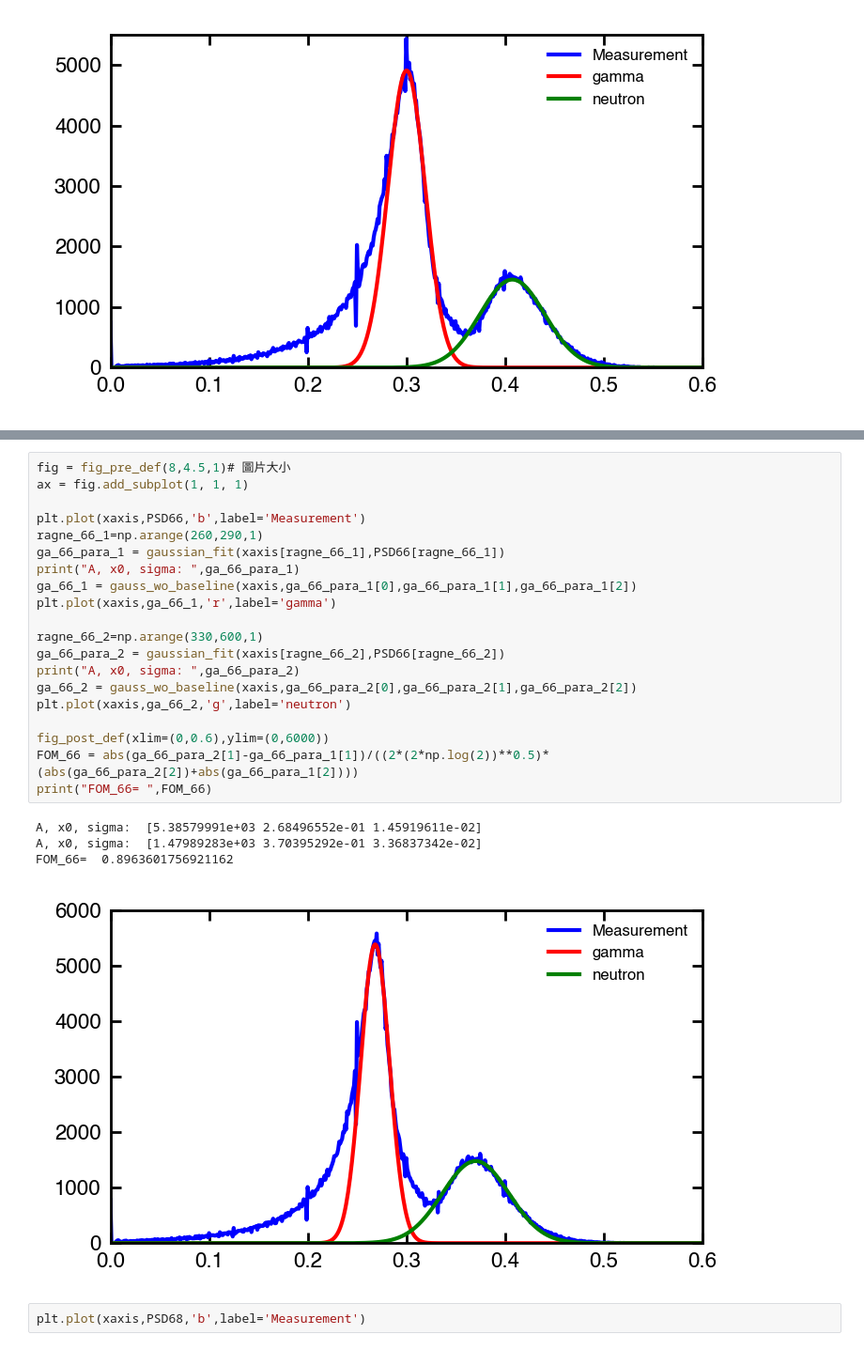
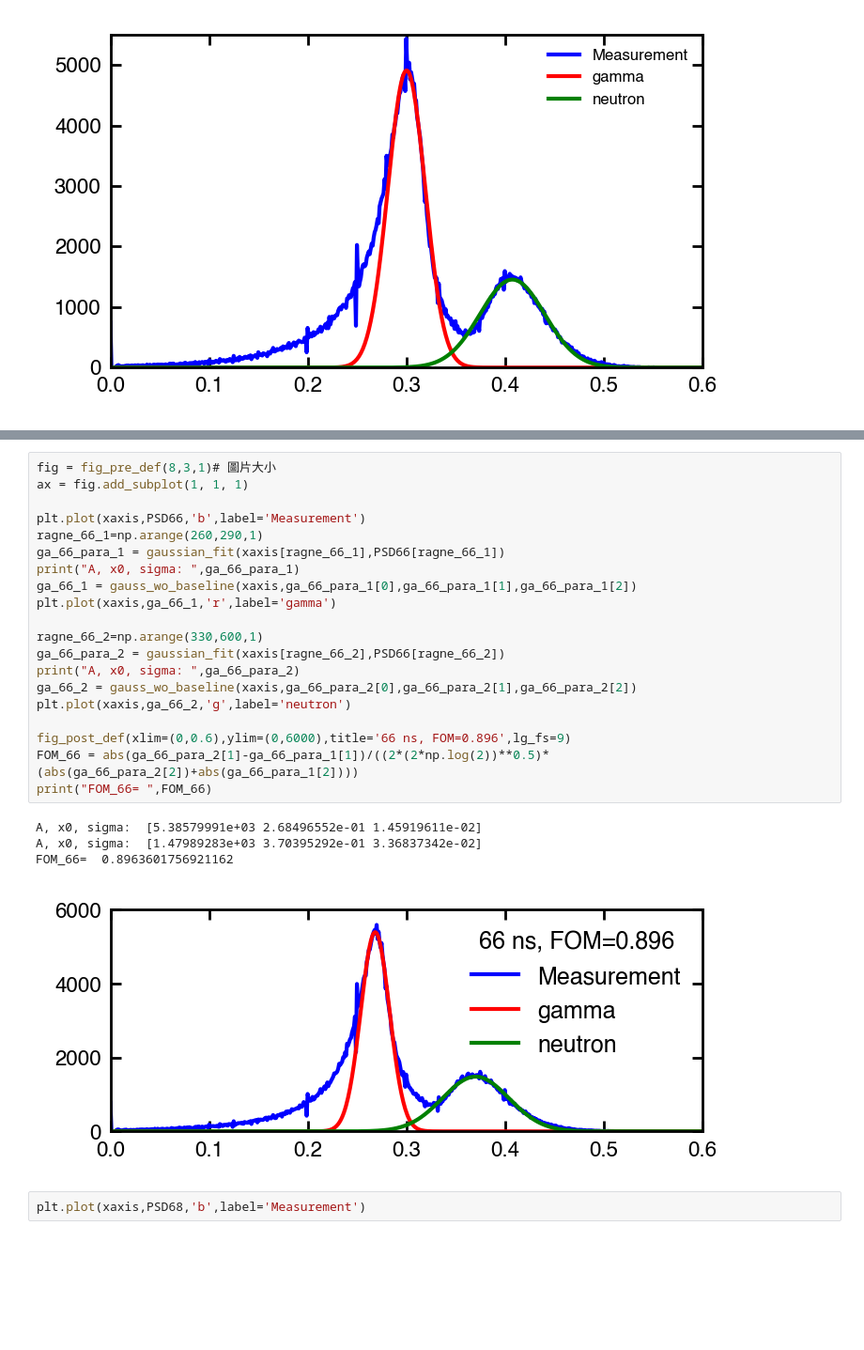
Before and after one commit to ShawnTHLIN/Neutron_research_code, a Jupyter notebook: Neutron_experiment/PSD_optimization/PSD_comparison.ipynb, the cells around one changed output, grey strips where cells are left out. Shown: that part at 94% size. Cells and saved outputs as stored; diff of their text form; blank space fills up the shorter version.

```diff
--- a/Neutron_experiment/PSD_optimization/PSD_comparison.ipynb
+++ b/Neutron_experiment/PSD_optimization/PSD_comparison.ipynb
@@ -222,28 +222,28 @@ FOM_64=  0.8763464850950816
 # %%
-fig = fig_pre_def(8,4.5,1)# 圖片大小
+fig = fig_pre_def(8,3,1)# 圖片大小
 ax = fig.add_subplot(1, 1, 1)
 
 plt.plot(xaxis,PSD66,'b',label='Measurement')
 ragne_66_1=np.arange(260,290,1)
 ga_66_para_1 = gaussian_fit(xaxis[ragne_66_1],PSD66[ragne_66_1])
 print("A, x0, sigma: ",ga_66_para_1)
 ga_66_1 = gauss_wo_baseline(xaxis,ga_66_para_1[0],ga_66_para_1[1],ga_66_para_1[2])
 plt.plot(xaxis,ga_66_1,'r',label='gamma')
 
 ragne_66_2=np.arange(330,600,1)
 ga_66_para_2 = gaussian_fit(xaxis[ragne_66_2],PSD66[ragne_66_2])
 print("A, x0, sigma: ",ga_66_para_2)
 ga_66_2 = gauss_wo_baseline(xaxis,ga_66_para_2[0],ga_66_para_2[1],ga_66_para_2[2])
 plt.plot(xaxis,ga_66_2,'g',label='neutron')
 
-fig_post_def(xlim=(0,0.6),ylim=(0,6000))
+fig_post_def(xlim=(0,0.6),ylim=(0,6000),title='66 ns, FOM=0.896',lg_fs=9)
 FOM_66 = abs(ga_66_para_2[1]-ga_66_para_1[1])/((2*(2*np.log(2))**0.5)*(abs(ga_66_para_2[2])+abs(ga_66_para_1[2])))
 print("FOM_66= ",FOM_66)
 # %% [output]
 A, x0, sigma:  [5.38579991e+03 2.68496552e-01 1.45919611e-02]
 A, x0, sigma:  [1.47989283e+03 3.70395292e-01 3.36837342e-02]
 FOM_66=  0.8963601756921162
-[figure, old version]
+[figure, new version]
 # %%
 plt.plot(xaxis,PSD68,'b',label='Measurement')
 # %% [output]
```
Also changed, not shown: parts of 3 cells of this notebook, 5 other files.
